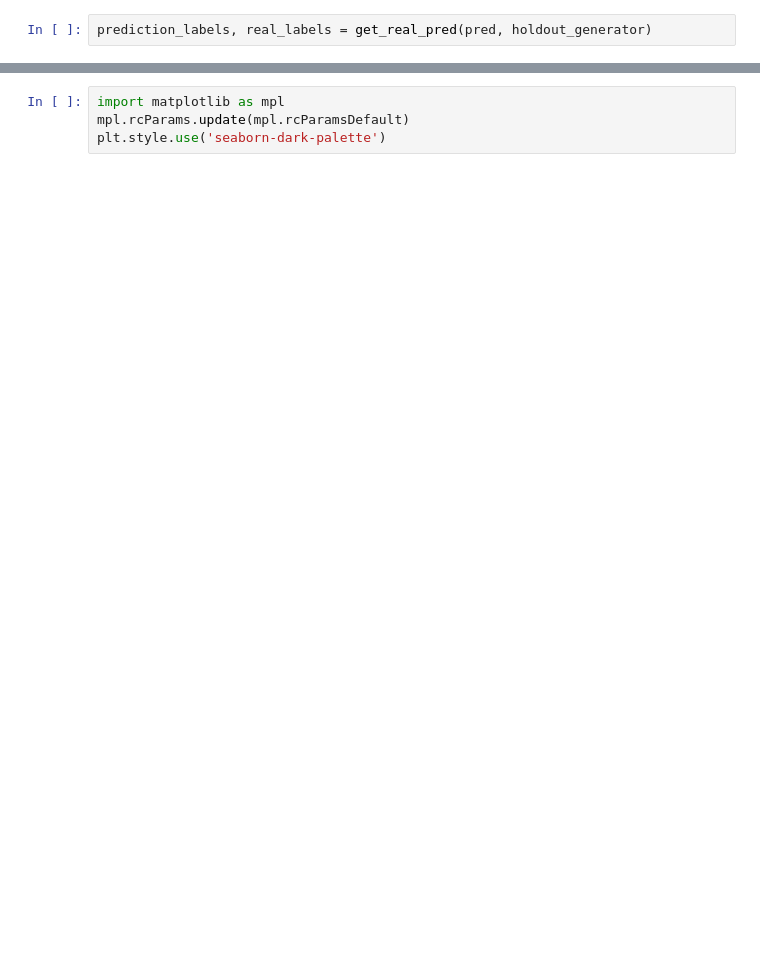
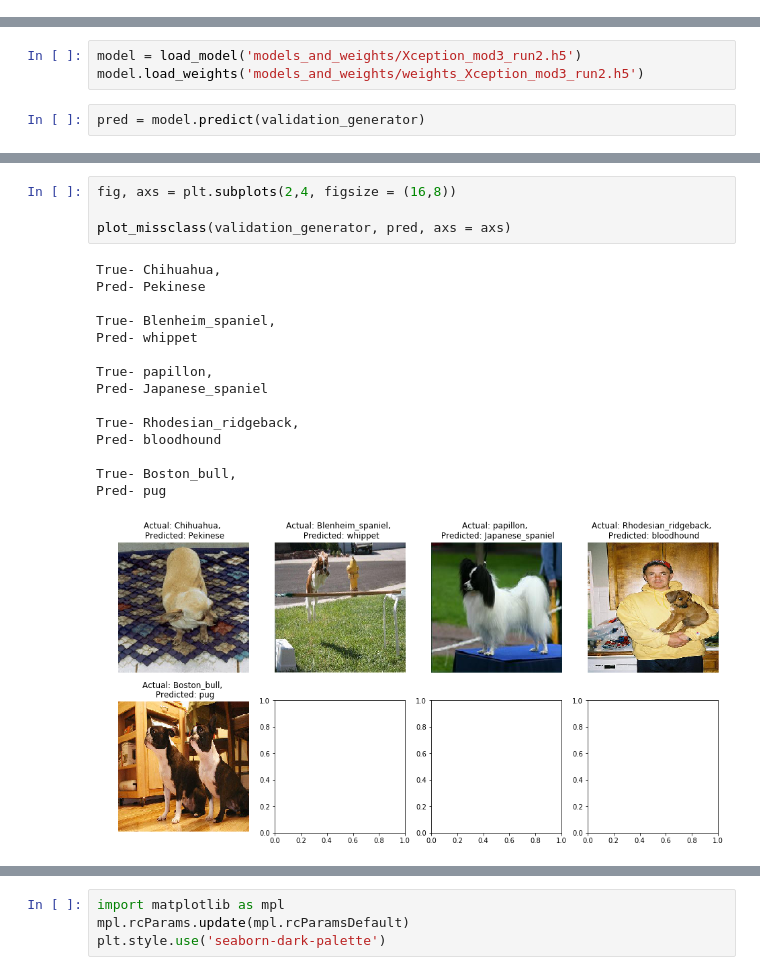
Before and after one commit to hberginc/Who-s_Your_Doggy, a Jupyter notebook: Visualize Predictions.ipynb, the cells around one changed output, grey strips where cells are left out. Drawn from its saved outputs; the diff is of its cells as text; blank space fills up the shorter version.

```diff
--- a/Visualize Predictions.ipynb
+++ b/Visualize Predictions.ipynb
@@ -255,2 +0,0 @@ plt.axis('off');
-# %%
-prediction_labels, real_labels = get_real_pred(pred, holdout_generator)
@@ -286,0 +261,5 @@ conf_arry = confusion_matrix(real_classes, predicted_class_indices, num_classes=
+# %%
+model = load_model('models_and_weights/Xception_mod3_run2.h5')
+model.load_weights('models_and_weights/weights_Xception_mod3_run2.h5')
+# %%
+pred = model.predict(validation_generator)
@@ -286,0 +287,20 @@ conf_arry = confusion_matrix(real_classes, predicted_class_indices, num_classes=
+# %%
+fig, axs = plt.subplots(2,4, figsize = (16,8))
+
+plot_missclass(validation_generator, pred, axs = axs)
+# %% [output]
+True- Chihuahua,
+Pred- Pekinese
+
+True- Blenheim_spaniel,
+Pred- whippet
+
+True- papillon,
+Pred- Japanese_spaniel
+
+True- Rhodesian_ridgeback,
+Pred- bloodhound
+
+True- Boston_bull,
+Pred- pug
+[figure, added]
```
Also changed, not shown: parts of 46 cells of this notebook, 4 other files.
